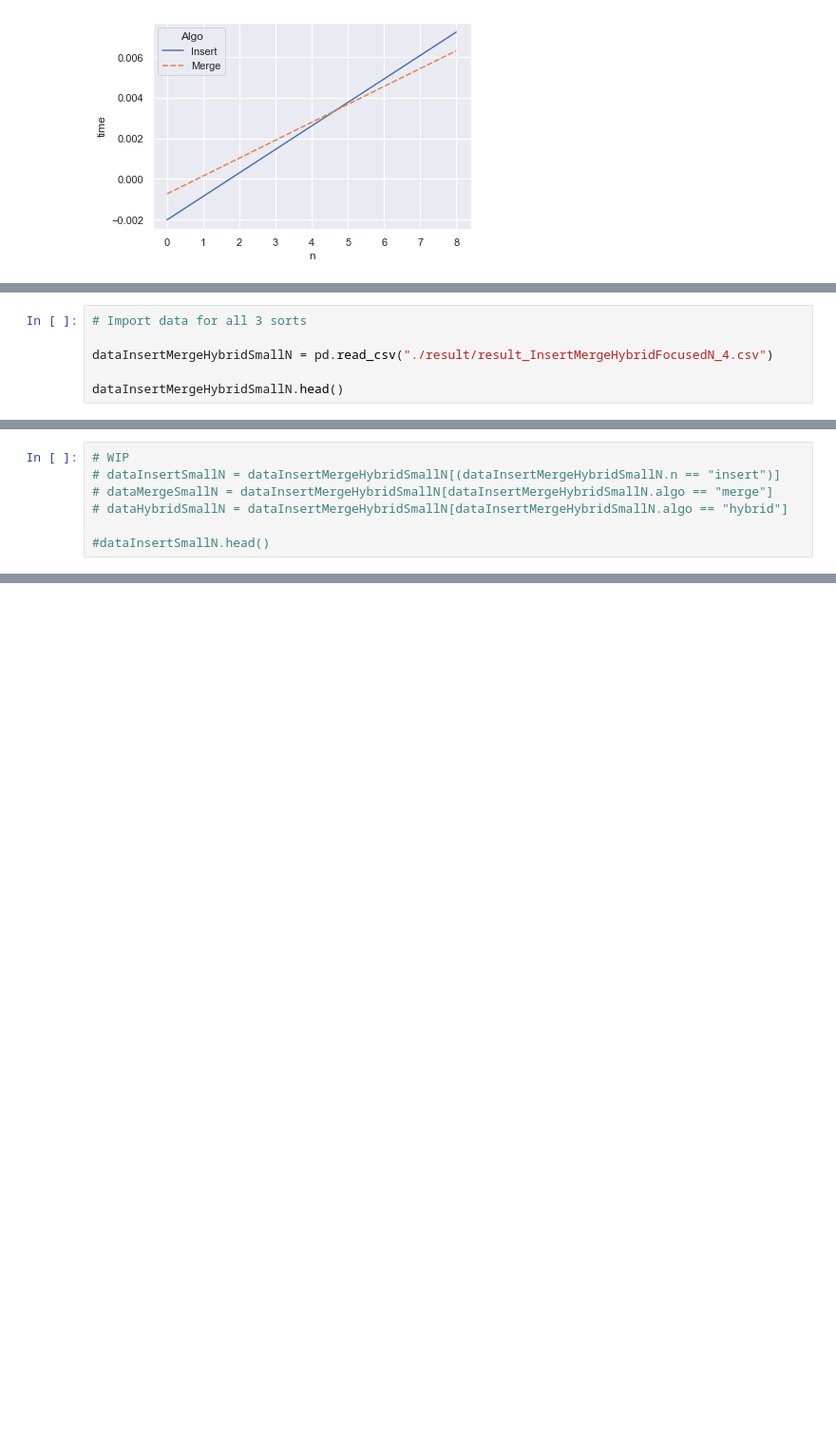
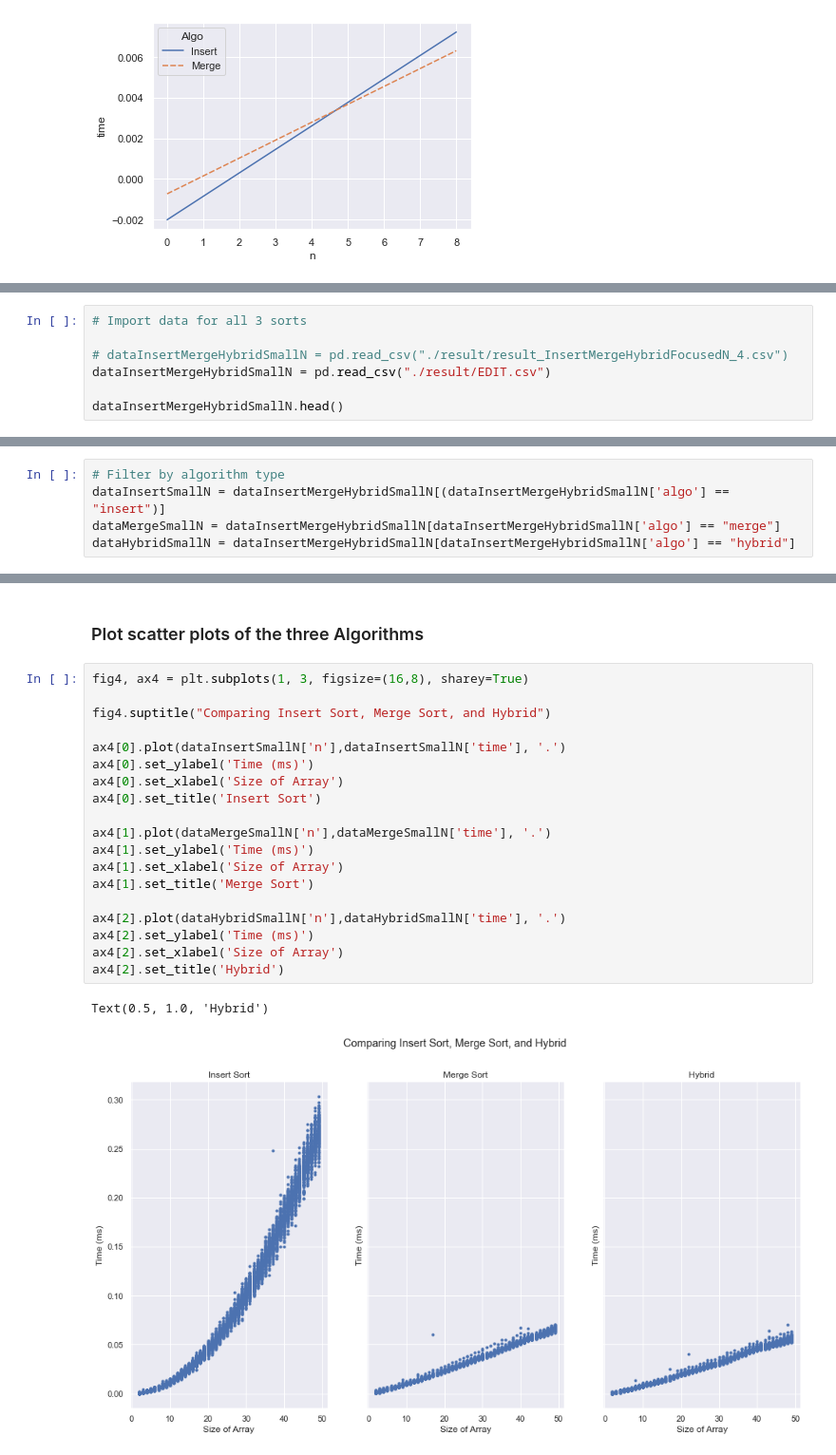
Before and after one commit to TsienJin/SC2001-Group-Projects, a Jupyter notebook: Proj1/Findings.ipynb, the cells around one changed output, grey strips where cells are left out. Shown at 95% size. Cells and saved outputs as stored; diff of their text form; blank space fills up the shorter version.

Commit message:
Added EDIT.csv
Added EDIT.csv as original file's header (first row) has spaces and made ipynb angry

```diff
--- a/Proj1/Findings.ipynb
+++ b/Proj1/Findings.ipynb
@@ -166,7 +170,8 @@ sns.lineplot(data=predDataDF, x='n', y='time', hue='Algo', style='Algo')
 # %%
 # Import data for all 3 sorts
 
-dataInsertMergeHybridSmallN = pd.read_csv("./result/result_InsertMergeHybridFocusedN_4.csv")
+# dataInsertMergeHybridSmallN = pd.read_csv("./result/result_InsertMergeHybridFocusedN_4.csv")
+dataInsertMergeHybridSmallN = pd.read_csv("./result/EDIT.csv")
 
 dataInsertMergeHybridSmallN.head()
 # %% [output]
@@ -179,8 +181,6 @@ dataInsertMergeHybridSmallN.head()
 # %%
-# WIP
-# dataInsertSmallN = dataInsertMergeHybridSmallN[(dataInsertMergeHybridSmallN.n == "insert")]
-# dataMergeSmallN = dataInsertMergeHybridSmallN[dataInsertMergeHybridSmallN.algo == "merge"]
-# dataHybridSmallN = dataInsertMergeHybridSmallN[dataInsertMergeHybridSmallN.algo == "hybrid"]
-
-#dataInsertSmallN.head()
+# Filter by algorithm type
+dataInsertSmallN = dataInsertMergeHybridSmallN[(dataInsertMergeHybridSmallN['algo'] == "insert")]
+dataMergeSmallN = dataInsertMergeHybridSmallN[dataInsertMergeHybridSmallN['algo'] == "merge"]
+dataHybridSmallN = dataInsertMergeHybridSmallN[dataInsertMergeHybridSmallN['algo'] == "hybrid"]
 # %% [output]
@@ -187,0 +193,24 @@ AttributeError: 'DataFrame' object has no attribute 'n'
+# %% [markdown]
+### Plot scatter plots of the three Algorithms
+# %%
+fig4, ax4 = plt.subplots(1, 3, figsize=(16,8), sharey=True)
+
+fig4.suptitle("Comparing Insert Sort, Merge Sort, and Hybrid")
+
+ax4[0].plot(dataInsertSmallN['n'],dataInsertSmallN['time'], '.')
+ax4[0].set_ylabel('Time (ms)')
+ax4[0].set_xlabel('Size of Array')
+ax4[0].set_title('Insert Sort')
+
+ax4[1].plot(dataMergeSmallN['n'],dataMergeSmallN['time'], '.')
+ax4[1].set_ylabel('Time (ms)')
+ax4[1].set_xlabel('Size of Array')
+ax4[1].set_title('Merge Sort')
+
+ax4[2].plot(dataHybridSmallN['n'],dataHybridSmallN['time'], '.')
+ax4[2].set_ylabel('Time (ms)')
+ax4[2].set_xlabel('Size of Array')
+ax4[2].set_title('Hybrid')
+# %% [output]
+Text(0.5, 1.0, 'Hybrid')
+[figure, added]
```
Also changed, not shown: parts of 5 cells of this notebook, 1 other file.
